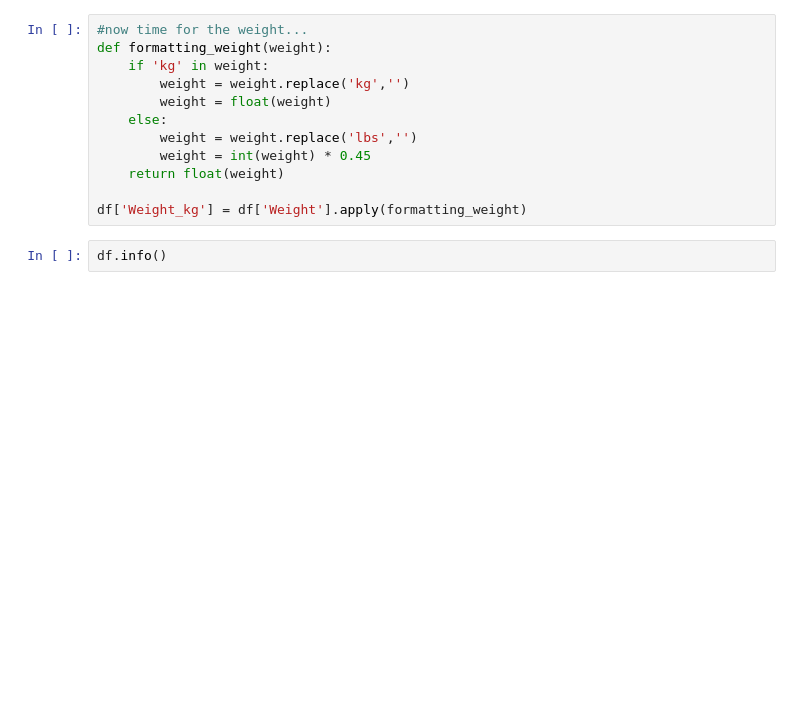
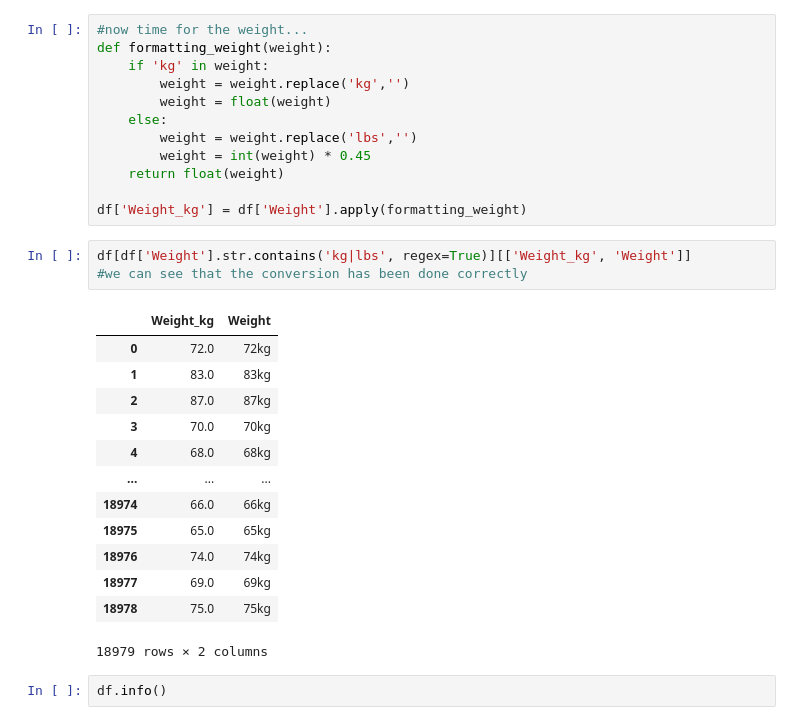
Before and after one commit to papstarlove/Data-Processing-Machine-Learning, a Jupyter notebook: fifa messy data/fifa project version 1.ipynb, the cells around one changed output. Drawn from its saved outputs; the diff is of its cells as text; blank space fills up the shorter version.

```diff
--- a/fifa messy data/fifa project version 1.ipynb
+++ b/fifa messy data/fifa project version 1.ipynb
@@ -158,6 +160,23 @@ def formatting_weight(weight):
     return float(weight)
 
 df['Weight_kg'] = df['Weight'].apply(formatting_weight)
+# %%
+df[df['Weight'].str.contains('kg|lbs', regex=True)][['Weight_kg', 'Weight']]
+#we can see that the conversion has been done correctly
+# %% [output]
+|  | Weight_kg | Weight |
+| 0 | 72.0 | 72kg |
+| 1 | 83.0 | 83kg |
+| 2 | 87.0 | 87kg |
+| 3 | 70.0 | 70kg |
+| 4 | 68.0 | 68kg |
+| ... | ... | ... |
+| 18974 | 66.0 | 66kg |
+| 18975 | 65.0 | 65kg |
+| 18976 | 74.0 | 74kg |
+| 18977 | 69.0 | 69kg |
+| 18978 | 75.0 | 75kg |
+18979 rows × 2 columns
 # %%
 df.info()
 # %% [output]
```
Also changed, not shown: parts of 3 cells of this notebook.
